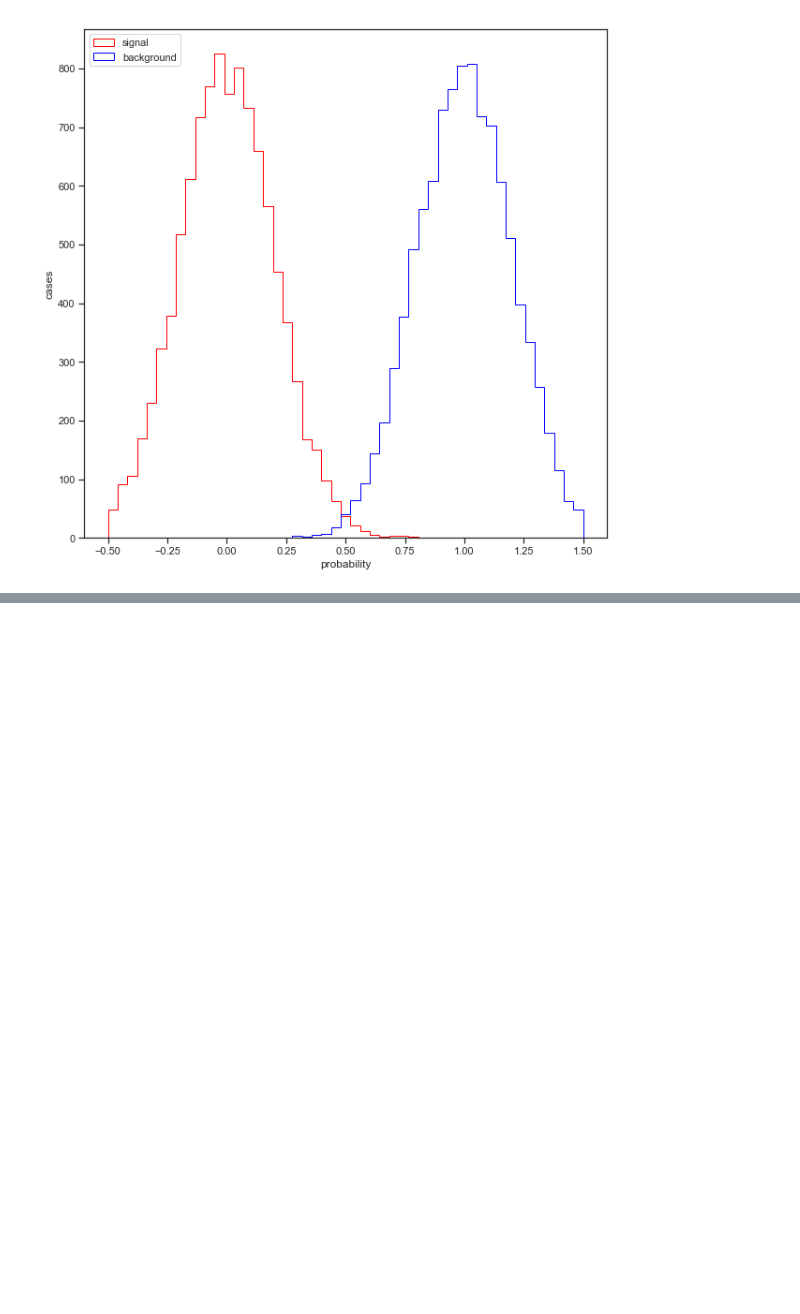
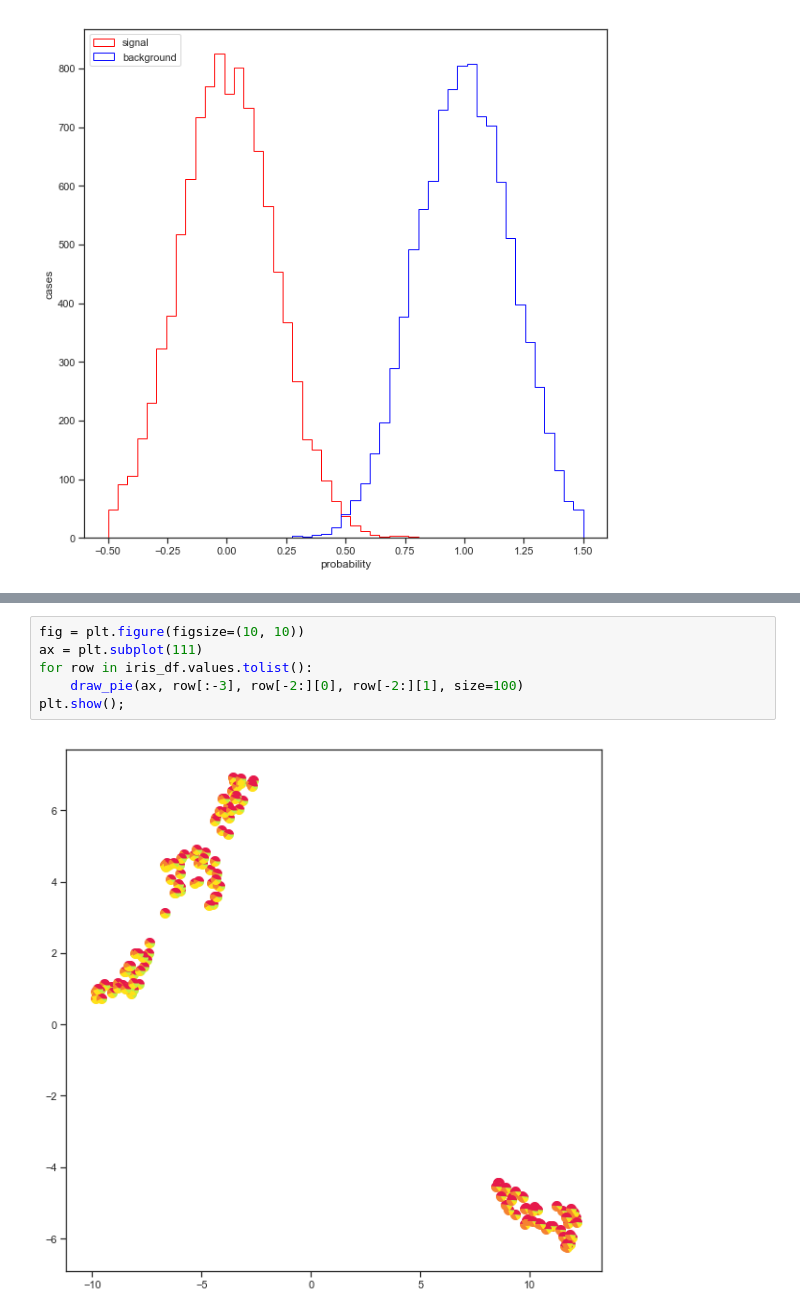
Before and after one commit to wdbm/psychedelic, a Jupyter notebook: examples.ipynb, the cells around one changed output, grey strips where cells are left out. Drawn from its saved outputs; the diff is of its cells as text; blank space fills up the shorter version.

```diff
--- a/examples.ipynb
+++ b/examples.ipynb
@@ -30,0 +109,8 @@ plot_separation(np.random.normal(0, 0.2, 10000), np.random.normal(1, 0.2, 10000)
+# %%
+fig = plt.figure(figsize=(10, 10))
+ax = plt.subplot(111)
+for row in iris_df.values.tolist():
+    draw_pie(ax, row[:-3], row[-2:][0], row[-2:][1], size=100)
+plt.show();
+# %% [output]
+[figure, added]
```
Also changed, not shown: parts of 6 cells of this notebook, 3 other files.
